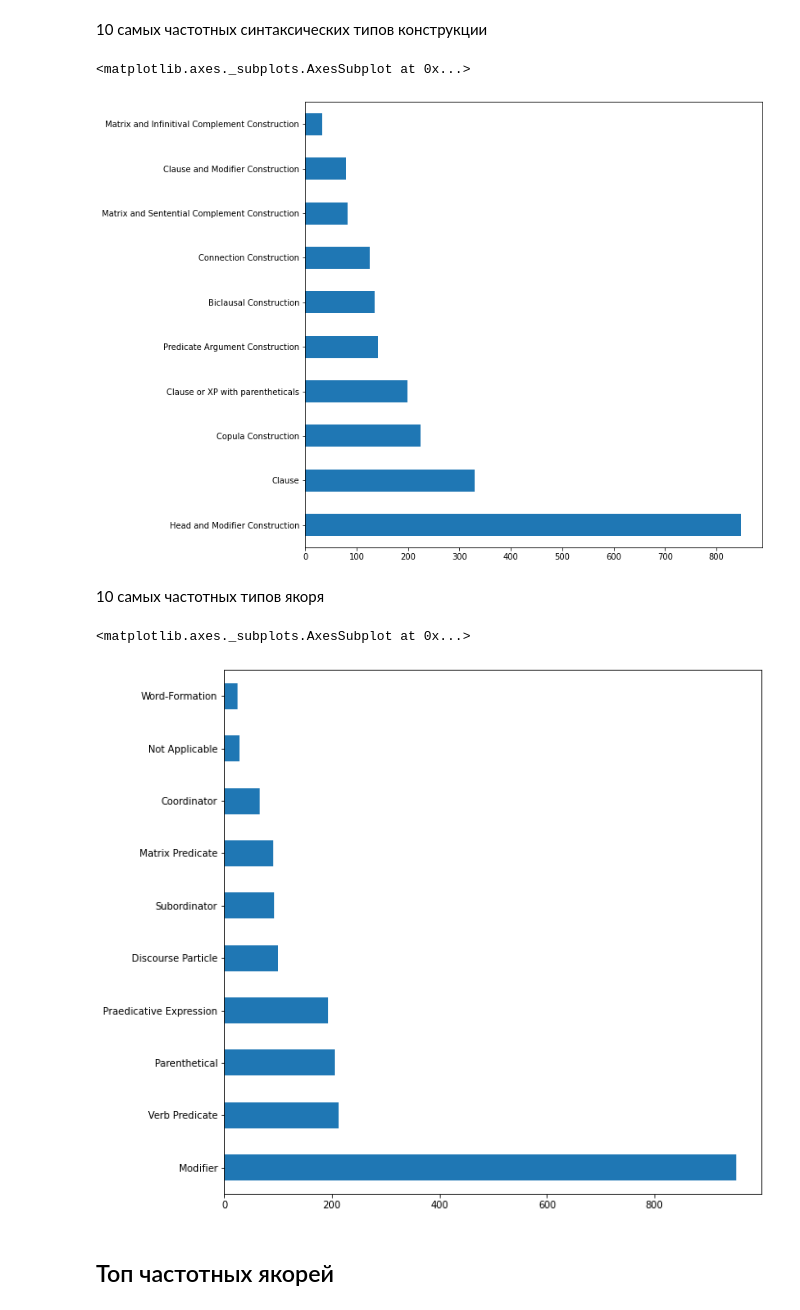
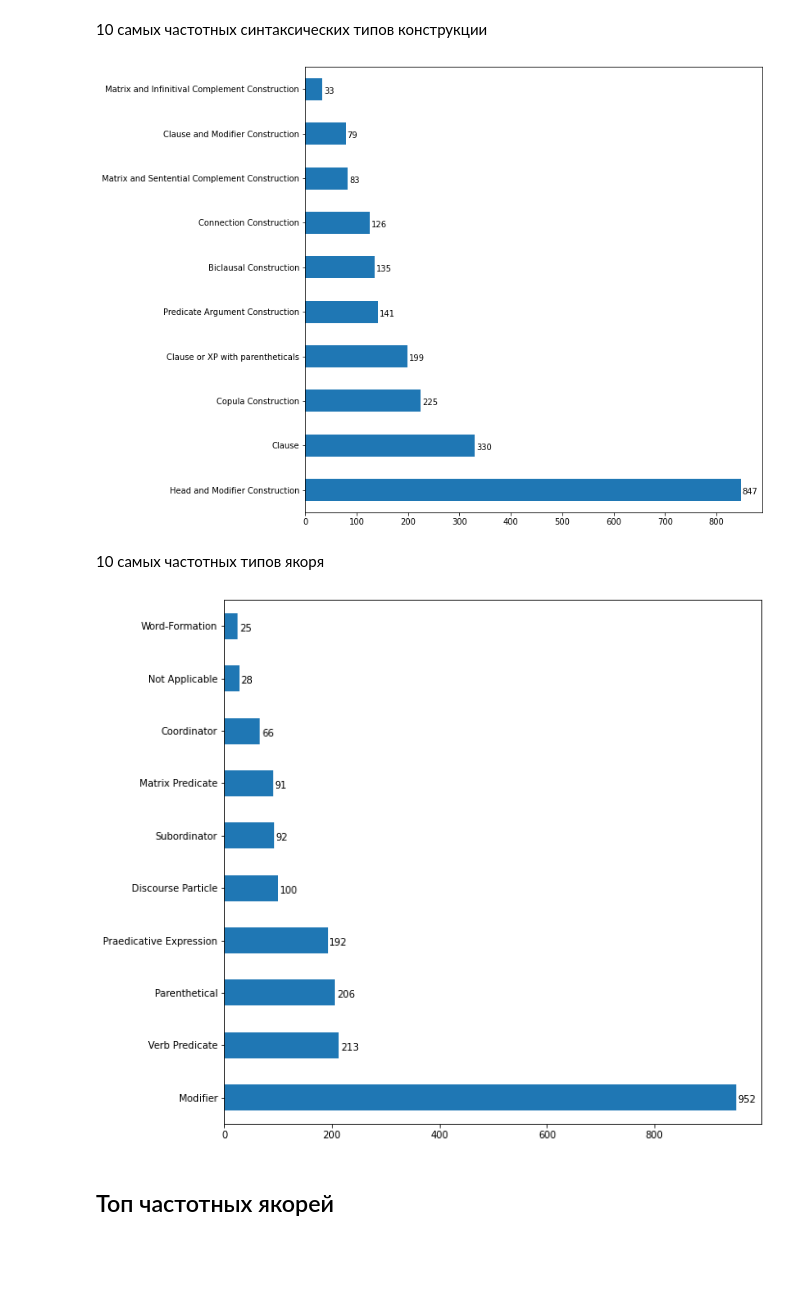
Before and after one commit to aaaksenova/RussianConstructicon_NLP_tools, a Jupyter notebook: Construction_visualisation.ipynb, the cells around one changed output. Saved outputs shown, nothing was run; the diff lists cells and outputs as text; code cells hidden in the pictures; blank space fills up the shorter version.

```diff
--- a/Construction_visualisation.ipynb
+++ b/Construction_visualisation.ipynb
@@ -67,4 +75,6 @@ import matplotlib.pyplot as plt
 df.replace({'': None}, inplace=True)
 # %%
 df.iloc[:, range(start, stop + 1)].notnull().sum().sort_values(ascending=False).plot(kind='barh', figsize=(20, 30))
+for index, value in enumerate(df.iloc[:, range(start, stop + 1)].notnull().sum().sort_values(ascending=False)):
+    plt.text(value + 1, index - .1, str(value))
 # %% [output]
@@ -72,0 +84,4 @@ df.iloc[:, range(start, stop + 1)].notnull().sum().sort_values(ascending=False).
+# %%
+df[df['Synt. type of construction'] == 'Biclausal Construction'].iloc[:, range(start, stop + 1)].notnull().sum().sort_values(ascending=False).plot(kind='barh', figsize=(20, 30))
+for index, value in enumerate(df[df['Synt. type of construction'] == 'Biclausal Construction'].iloc[:, range(start, stop + 1)].notnull().sum().sort_values(ascending=False)):
+    plt.text(value + 0.5, index - .1, str(value))
@@ -76,16 +93,18 @@ df.iloc[:, range(start, stop + 1)].notnull().sum().sort_values(ascending=False).
 10 самых частотных синтаксических типов конструкции
 # %%
 df['Synt. type of construction'].value_counts()[:10].plot(kind='barh', figsize=(10, 10))
+for index, value in enumerate(df['Synt. type of construction'].value_counts()[:10]):
+    plt.text(value + 3, index - .1, str(value))
 # %% [output]
-<matplotlib.axes._subplots.AxesSubplot at 0x...>
-[figure, old version]
+[figure, new version]
 # %% [markdown]
 10 самых частотных типов якоря
 # %%
 df['Synt. func. of anchor'].value_counts()[:10].plot(kind='barh', figsize=(10, 10))
+for index, value in enumerate(df['Synt. func. of anchor'].value_counts()[:10]):
+    plt.text(value + 3, index - .1, str(value))
 # %% [output]
-<matplotlib.axes._subplots.AxesSubplot at 0x...>
-[figure, old version]
+[figure, new version]
 # %% [markdown]
 ## Топ частотных якорей
 # %%
```
Also changed, not shown: parts of 6 cells of this notebook.
